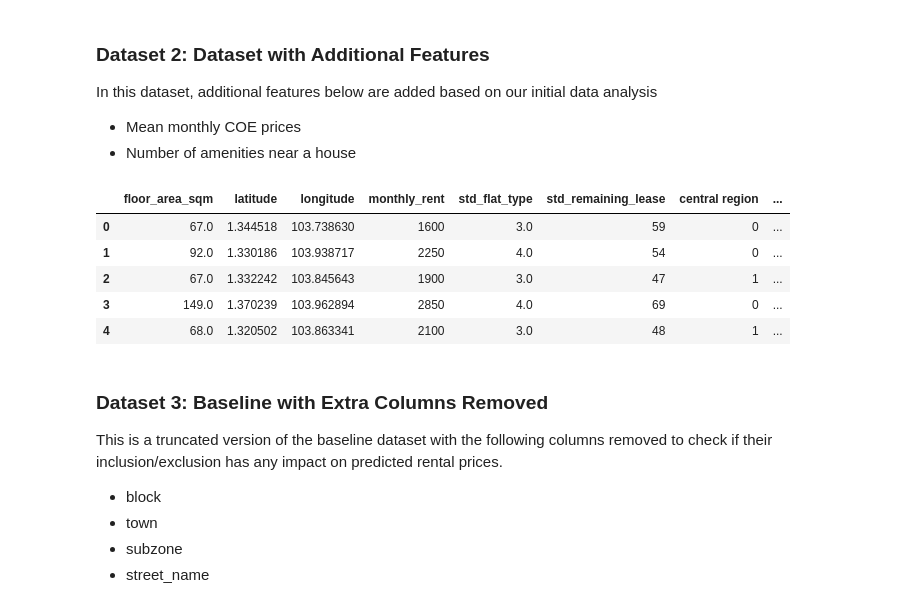
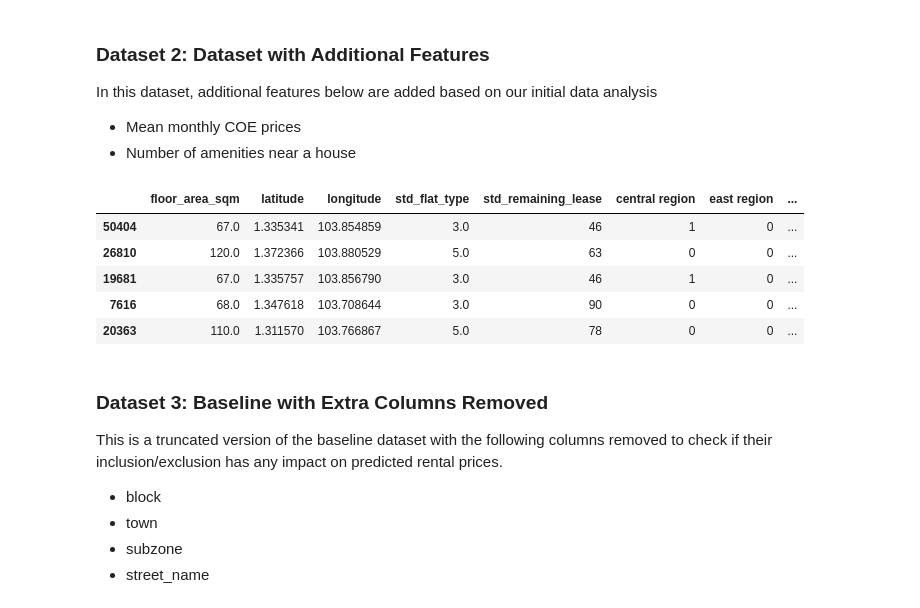
Before and after one commit to benhgm/cs5228_flat_rental, a Jupyter notebook: generate_data.ipynb, the cells around one changed output. Drawn from its saved outputs; the diff is of its cells as text; code cells hidden in the pictures.

Commit message:
Rehaul generate_data.ipynb notebook and the generated data

```diff
--- a/generate_data.ipynb
+++ b/generate_data.ipynb
@@ -65,3 +109,9 @@ baseline_train, baseline_val = train_test_split(preprocessed_df, test_size=0.1,
+# %%
+baseline_preprocessor = BaselinePreprocessor()
+baseline_train = baseline_preprocessor.fit_transform(raw_train_df)
+
+baseline_val = baseline_preprocessor.transform(raw_val_df)
+baseline_test = baseline_preprocessor.transform(raw_test_df)
 # %%
 baseline_train.to_csv("data/train/baseline_train.csv", index=False)
 baseline_val.to_csv("data/train/baseline_val.csv", index=False)
@@ -70,3 +157,40 @@ baseline_val.to_csv("data/train/baseline_val.csv", index=False)
 In this dataset, additional features below are added based on our initial data analysis
 - Mean monthly COE prices
 - Number of amenities near a house
+# %%
+class FeatEngPreprocessor(BasePreprocessor):
+    def __init__(self):
+        super().__init__()
+        self._coe_prices = pd.read_csv("data/auxiliary-data/auxiliary-data/sg-coe-prices.csv")
+        self._amenities_df = pd.read_csv("data/auxiliary-data/auxiliary-data/amenity_data_allmrt.csv")
+
+    def _preprocess(self, df: pd.DataFrame) -> pd.DataFrame:
+        df = self._clean_data(df)
+        df = self._preprocess_baseline(df)
+        df = self._preprocess_feature_eng(df)
+        return df
+
+    def _preprocess_baseline(self, df: pd.DataFrame) -> pd.DataFrame:
+        df['std_flat_type'] = df.apply(lambda x: std_flat_type(x['flat_type'], x['lease_commence_date']), axis=1)
+        df['std_flat_model'] = df.apply(lambda x: std_flat_model(x['flat_model']), axis=1)
+        df['std_remaining_lease'] = df.apply(lambda x: std_remaining_lease(x['lease_commence_date'], 2023), axis=1)
+        df = preprocess_region(df)
+        df = preprocess_planning_area(df)
+        df = preprocess_flat_model(df)
+        df = preprocess_town(df)
+        df = preprocess_subzone(df)
+        df = preprocess_rent_approval_date(df)
+        df['block_num_int'] = df.apply(lambda x: preprocess_block(x['block']), axis=1)
+        df = df.drop(columns=['block', 'flat_type', 'lease_commence_date'])
+        return df
+
+    def _preprocess_feature_eng(self, df: pd.DataFrame) -> pd.DataFrame:
+        _, df = compute_mean_coe_prices(self._coe_prices.copy(), df)
+        df = count_amenity(df, self._amenities_df.copy(), 0.8)
+        return df
+# %%
+feature_eng_preprocessor = FeatEngPreprocessor()
+feature_eng_train = feature_eng_preprocessor.fit_transform(raw_train_df)
+
+feature_eng_val = feature_eng_preprocessor.transform(raw_val_df)
+feature_eng_test = feature_eng_preprocessor.transform(raw_test_df)
@@ -73,9 +201,9 @@ In this dataset, additional features below are added based on our initial data a
 # %%
-preprocessed_df.head()
+feature_eng_train.head()
 # %% [output]
-|  | floor_area_sqm | latitude | longitude | monthly_rent | std_flat_type | std_remaining_lease | central region | ... |
-| 0 | 67.0 | 1.344518 | 103.738630 | 1600 | 3.0 | 59 | 0 | ... |
-| 1 | 92.0 | 1.330186 | 103.938717 | 2250 | 4.0 | 54 | 0 | ... |
-| 2 | 67.0 | 1.332242 | 103.845643 | 1900 | 3.0 | 47 | 1 | ... |
-| 3 | 149.0 | 1.370239 | 103.962894 | 2850 | 4.0 | 69 | 0 | ... |
-| 4 | 68.0 | 1.320502 | 103.863341 | 2100 | 3.0 | 48 | 1 | ... |
+|  | floor_area_sqm | latitude | longitude | std_flat_type | std_remaining_lease | central region | east region | ... |
+| 50404 | 67.0 | 1.335341 | 103.854859 | 3.0 | 46 | 1 | 0 | ... |
+| 26810 | 120.0 | 1.372366 | 103.880529 | 5.0 | 63 | 0 | 0 | ... |
+| 19681 | 67.0 | 1.335757 | 103.856790 | 3.0 | 46 | 1 | 0 | ... |
+| 7616 | 68.0 | 1.347618 | 103.708644 | 3.0 | 90 | 0 | 0 | ... |
+| 20363 | 110.0 | 1.311570 | 103.766867 | 5.0 | 78 | 0 | 0 | ... |
```
Also changed, not shown: parts of 55 cells of this notebook, 12 other files.
